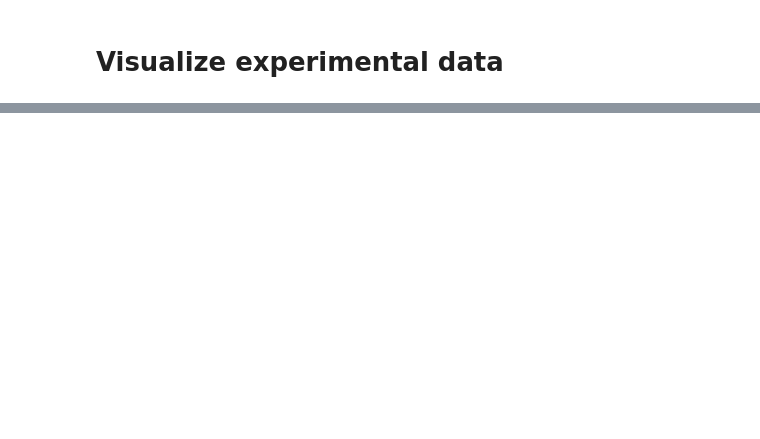
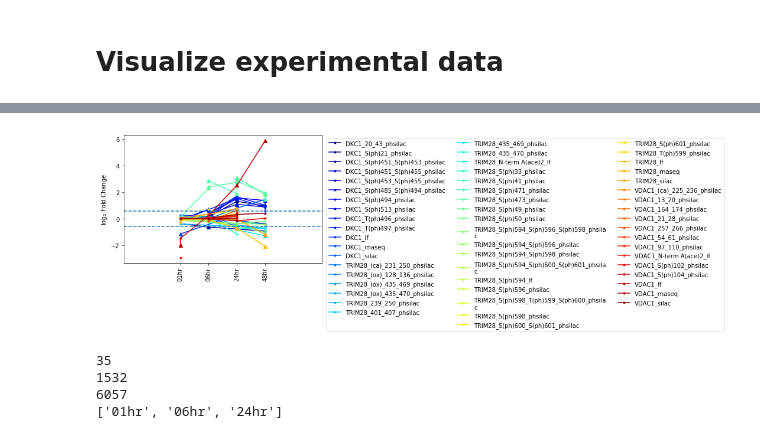
Before and after one commit to LoLab-MSM/MAGINE, a Jupyter notebook: examples/cisplatin/data_exploration.ipynb, the cells around one changed output, grey strips where cells are left out. Cells and saved outputs as stored; diff of their text form; code cells hidden in the pictures; blank space fills up the shorter version.

```diff
--- a/examples/cisplatin/data_exploration.ipynb
+++ b/examples/cisplatin/data_exploration.ipynb
@@ -103,7 +147,9 @@ create_venn2(hilic, rplc, 'HILIC', 'RPLC', 'venn_metabolomics');
 # %%
-exp_data.plot_species(
+exp_data.species.plot_species(
     ['VDAC1', 'TRIM28', 'DKC1'],
     plot_type='matplotlib',
-    save_name='proteins_timecour_example',
+    save_name='proteins_timecoure_example',
     image_format='png'
 );
+# %% [output]
+[figure, added]
@@ -109,0 +159,9 @@ exp_data.plot_species(
+# %%
+for i in exp_data.rna.sig.by_sample:
+    print(len(i))
+print(exp_data.rna.sig.sample_ids)
+# %% [output]
+35
+1532
+6057
+['01hr', '06hr', '24hr']
```
Also changed, not shown: parts of 21 cells of this notebook, 29 other files.
